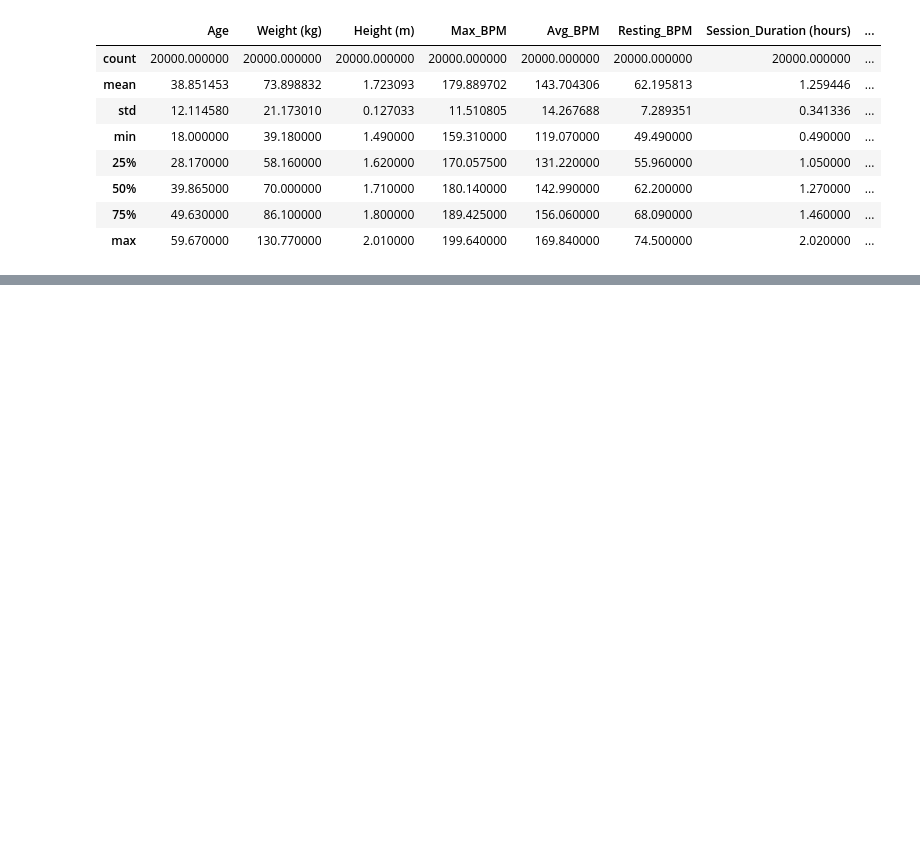
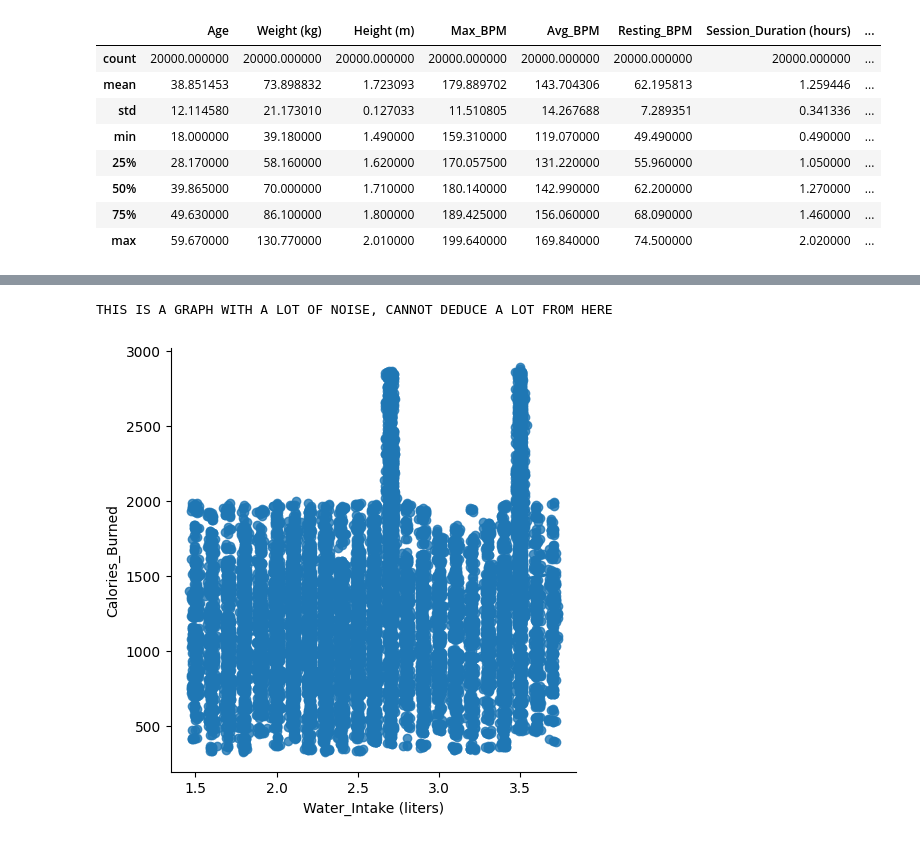
Before and after one commit to rmunozcuevas/datamining, a Jupyter notebook: project_three/regression.ipynb, the cells around one changed output, grey strips where cells are left out. Cells and saved outputs as stored; diff of their text form; code cells hidden in the pictures; blank space fills up the shorter version.

```diff
--- a/project_three/regression.ipynb
+++ b/project_three/regression.ipynb
@@ -102,0 +219,7 @@ df_clean.head()
+# %%
+
+sns.lmplot(x="Water_Intake (liters)",y="Calories_Burned",data=prob_one)
+print("THIS IS A GRAPH WITH A LOT OF NOISE, CANNOT DEDUCE A LOT FROM HERE")
+# %% [output]
+THIS IS A GRAPH WITH A LOT OF NOISE, CANNOT DEDUCE A LOT FROM HERE
+[figure, added]
```
Also changed, not shown: parts of 12 cells of this notebook, 1 other file.
